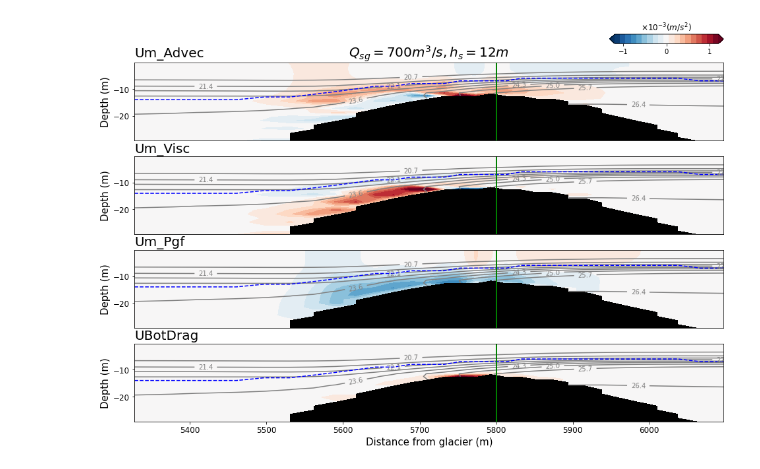
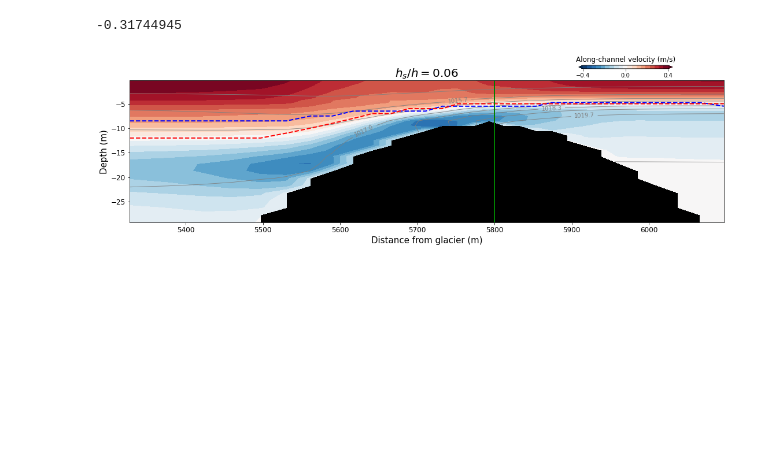
Before and after one commit to weiyangbao/Jupyter-Iceplume, a Jupyter notebook: MomDiag.ipynb, the cells around one changed output. Saved outputs shown, nothing was run; the diff lists cells and outputs as text; code cells hidden in the pictures; blank space fills up the shorter version.

```diff
--- a/MomDiag.ipynb
+++ b/MomDiag.ipynb
@@ -69,12 +89,14 @@ def Layer(U, X, Z):
         elif l <= 49:
             H1[i-1] = -depth[l]+4
 
-    return (H1)
+    return H1
 # %%
-h1 = Layer(u, x, z)
-
+h1 = Layer_S(x, z)
+h2 = Layer(u, x, z)
 Cori = (Ucori[:, 1:] + Ucori[:, :-1]) / 2
 Adv = (Uadv[:, 1:] + Uadv[:, :-1]) / 2 - Cori
+Advh = (Uadvh[:, 1:] + Uadvh[:, :-1]) / 2
+Advv = (Uadvv[:, 1:] + Uadvv[:, :-1]) / 2
 #Dis = (Udis[:, 1:] + Udis[:, :-1]) / 2
 
 Bot = (BotDrag[:, 1:] + BotDrag[:, :-1]) / 2
@@ -86,16 +108,60 @@ Pgf = (Uph[:, 1:] + Uph[:, :-1]) / 2 + Barotropic
 
 
 Adv[mask] = np.nan
+Advh[mask] = np.nan
+Advv[mask] = np.nan
 Vis[mask] = np.nan
 Bot[mask] = np.nan
 #Cori[mask] = np.nan
 Pgf[mask] = np.nan
+
+np.nanmin(u)
+# %% [output]
+-0.31744945
+# %%
+fig3, ax1 = plt.subplots(figsize=(15, 4))
+fig3.tight_layout()
+
+cm = np.linspace(-.4,.4,20) # Contour range
+#cs = np.linspace(20,30,15)
+cs = np.linspace(1015,1021,10)
+cmap = 'RdBu_r'
+
+Xl, Xr = 55, 85 # X range
+Zu, Zl = 0, 30 # Z range
+
+#ax1 = fig1.add_subplot(411)
+im1 = ax1.contourf(x[Xl:Xr], z[Zu:Zl], u[Zu:Zl,Xl:Xr], cm, cmap=cmap, extend='both')
+ax1.plot(x[Xl:Xr],-h1[Xl:Xr], '--b',lw=2)
+ax1.plot(x[Xl:Xr],-h2[Xl:Xr], '--r',lw=2)
+#ax1.xaxis.set_visible(False)
+ax1.set_xlim([x[Xl], x[Xr-1]])
+ax1.set_facecolor('k')
+
+cbaxes = fig3.add_axes([0.75, 1.02, 0.15, 0.02])
+cbar = fig3.colorbar(im1,cax=cbaxes, orientation='horizontal')
+cbar.set_ticks([-.4, 0, .4])
+cbar.ax.set_title(r'Along-channel velocity (m/s)', size=12)
+# Plot isohalines
+CS1 = ax1.contour(x[Xl:Xr], z[Zu:Zl], rho[Zu:Zl,Xl:Xr], cs, colors='grey', linewidths=0.8)
+plt.clabel(CS1, cs[1::2], fmt='%1.1f', fontsize=10, inline=True)
+ax1.axvline(x=5800, color='g',lw=2)
+#ax1.axhline(y=-11.5, color='r',lw=2)
+ax1.set_ylabel('Depth (m)', size=15)
+ax1.tick_params(labelsize=12)
+#ax1.set_title(r'Um_Advec', loc='left', size=20)
+ax1.set_title(r'$h_s/h=$'+str(hs/150), loc='center', size=20)
+ax1.set_xlabel('Distance from glacier (m)', size=15)
+ax1.tick_params(labelsize=12)
+# %% [output]
+[figure, added]
 # %%
 fig1 = plt.figure(figsize=(16,10))
 fig1.tight_layout()
 
 cm = np.linspace(-1.2,1.2,20) # Contour range for momentum terms
-cs = np.linspace(20,30,15)
+#cs = np.linspace(20,30,15)
+cs = np.linspace(1015,1021,10)
 cmap = 'RdBu_r'
 
 Xl, Xr = 55, 85 # X range
@@ -105,6 +171,7 @@ Zu, Zl = 0, 30 # Z range
 ax1 = fig1.add_subplot(411)
 im1 = ax1.contourf(x[Xl:Xr], z[Zu:Zl], Adv[Zu:Zl,Xl:Xr]*1e3, cm, cmap=cmap, extend='both')
 ax1.plot(x[Xl:Xr],-h1[Xl:Xr], '--b')
+ax1.plot(x[Xl:Xr],-h2[Xl:Xr], '--r')
 ax1.xaxis.set_visible(False)
 ax1.set_xlim([x[Xl], x[Xr-1]])
 ax1.set_facecolor('k')
@@ -114,8 +181,8 @@ cbar = fig1.colorbar(im1,cax=cbaxes, orientation='horizontal')
 cbar.set_ticks([-2, -1, 0, 1, 2])
 cbar.ax.set_title(r'$\times10^{-3}(m/s^2)$', size=12, weight='bold')
 # Plot isohalines
-CS1 = ax1.contour(x[Xl:Xr], z[Zu:Zl], s[Zu:Zl,Xl:Xr], cs, colors = 'grey')
-plt.clabel(CS1, fmt='%1.1f', fontsize=10, inline=1)
+CS1 = ax1.contour(x[Xl:Xr], z[Zu:Zl], rho[Zu:Zl,Xl:Xr], cs, colors='grey', linewidths=0.8)
+plt.clabel(CS1, cs[1::2], fmt='%1.1f', fontsize=10, inline=True)
 ax1.axvline(x=5800, color='g',lw=2)
 #ax1.axhline(y=-11.5, color='r',lw=2)
 ax1.set_ylabel('Depth (m)', size=15)
@@ -129,12 +196,13 @@ ax1.set_title(r'$Q_{sg}=$'+str(Qsg)+r'$m^3/s,h_s=$'+str(hs)+'$m$', loc='center',
 ax2 = fig1.add_subplot(412)
 im2 = ax2.contourf(x[Xl:Xr], z[Zu:Zl], Vis[Zu:Zl,Xl:Xr]*1e3, cm, cmap=cmap, extend='both')
 ax2.plot(x[Xl:Xr],-h1[Xl:Xr], '--b')
+ax2.plot(x[Xl:Xr],-h2[Xl:Xr], '--r')
 ax2.xaxis.set_visible(False)
 ax2.set_xlim([x[Xl], x[Xr-1]])
 ax2.set_facecolor('k')
 # Plot isohalines
-CS2 = ax2.contour(x[Xl:Xr], z[Zu:Zl], s[Zu:Zl,Xl:Xr], cs, colors = 'grey')
-plt.clabel(CS2, fmt='%1.1f', fontsize=10, inline=1)
+CS2 = ax2.contour(x[Xl:Xr], z[Zu:Zl], rho[Zu:Zl,Xl:Xr], cs, colors = 'grey', linewidths=0.8)
+plt.clabel(CS2, cs[1::2], fmt='%1.1f', fontsize=10, inline=True)
 ax2.axvline(x=5800, color='g',lw=2)
 ax2.set_ylabel('Depth (m)', size=15)
 ax2.tick_params(labelsize=12)
@@ -144,11 +212,12 @@ ax2.set_title(r'Um_Visc', loc='left', size=20)
 ax3 = fig1.add_subplot(413)
 im3 = ax3.contourf(x[Xl:Xr], z[Zu:Zl], Pgf[Zu:Zl,Xl:Xr]*1e3, cm, cmap=cmap, extend='both')
 ax3.plot(x[Xl:Xr],-h1[Xl:Xr], '--b')
+ax3.plot(x[Xl:Xr],-h2[Xl:Xr], '--r')
 ax3.set_xlim([x[Xl], x[Xr-1]])
 ax3.set_facecolor('k')
 # Plot isohalines
-CS3 = ax3.contour(x[Xl:Xr], z[Zu:Zl], s[Zu:Zl,Xl:Xr], cs, colors = 'grey')
-plt.clabel(CS3, fmt='%1.1f', fontsize=10, inline=1)
+CS3 = ax3.contour(x[Xl:Xr], z[Zu:Zl], rho[Zu:Zl,Xl:Xr], cs, colors = 'grey', linewidths=0.8)
+plt.clabel(CS3, cs[1::2],fmt='%1.1f', fontsize=10, inline=True)
 ax3.axvline(x=5800, color='g',lw=2)
 ax3.set_ylabel('Depth (m)', size=15)
 ax3.tick_params(labelsize=12)
@@ -161,19 +230,18 @@ ax3.tick_params(labelsize=12)
 ax4 = fig1.add_subplot(414)
 im4 = ax4.contourf(x[Xl:Xr], z[Zu:Zl], Bot[Zu:Zl,Xl:Xr]*1e3, cm, cmap=cmap, extend='both')
 ax4.plot(x[Xl:Xr],-h1[Xl:Xr], '--b')
+ax4.plot(x[Xl:Xr],-h2[Xl:Xr], '--r')
 ax4.set_xlim([x[Xl], x[Xr-1]])
 ax4.set_facecolor('k')
 # Plot isohalines
-CS4 = ax4.contour(x[Xl:Xr], z[Zu:Zl], s[Zu:Zl,Xl:Xr], cs, colors = 'grey')
-plt.clabel(CS4, fmt='%1.1f', fontsize=10, inline=1)
+CS4 = ax4.contour(x[Xl:Xr], z[Zu:Zl], rho[Zu:Zl,Xl:Xr], cs, colors = 'grey', linewidths=0.8)
+plt.clabel(CS4, cs[1::2], fmt='%1.1f', fontsize=10, inline=True)
 ax4.axvline(x=5800, color='g',lw=2)
 ax4.set_ylabel('Depth (m)', size=15)
 ax4.tick_params(labelsize=12)
 ax4.set_title(r'UBotDrag', loc='left', size=20)
 ax4.set_xlabel('Distance from glacier (m)', size=15)
 ax4.tick_params(labelsize=12)
-# %% [output]
-[figure, removed]
 # %%
 def AF_Momentum(Qsg, hs):
 
```
Also changed, not shown: parts of 4 cells of this notebook, 11 other files.
